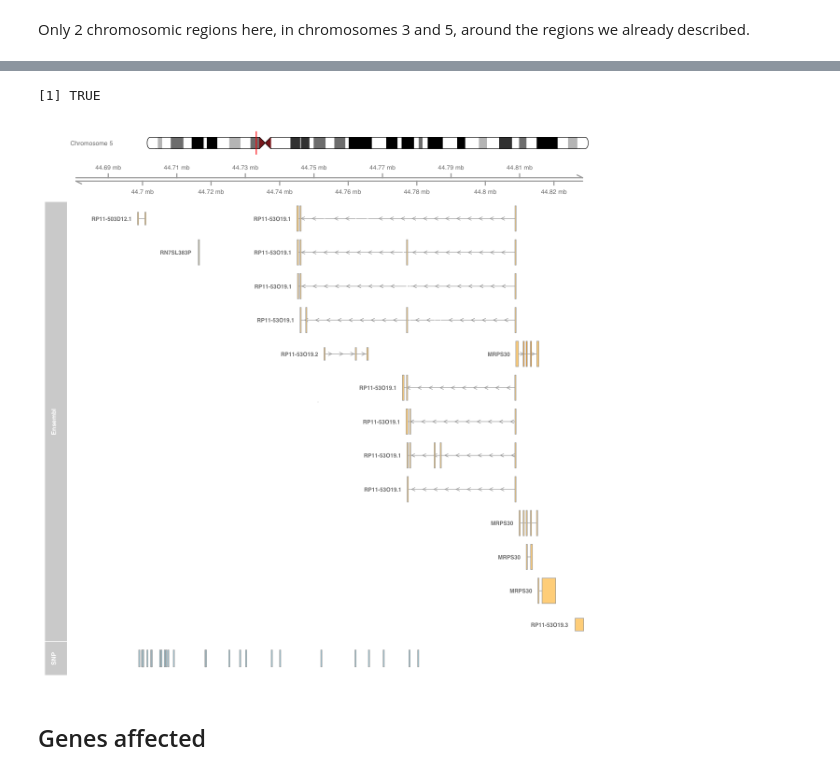
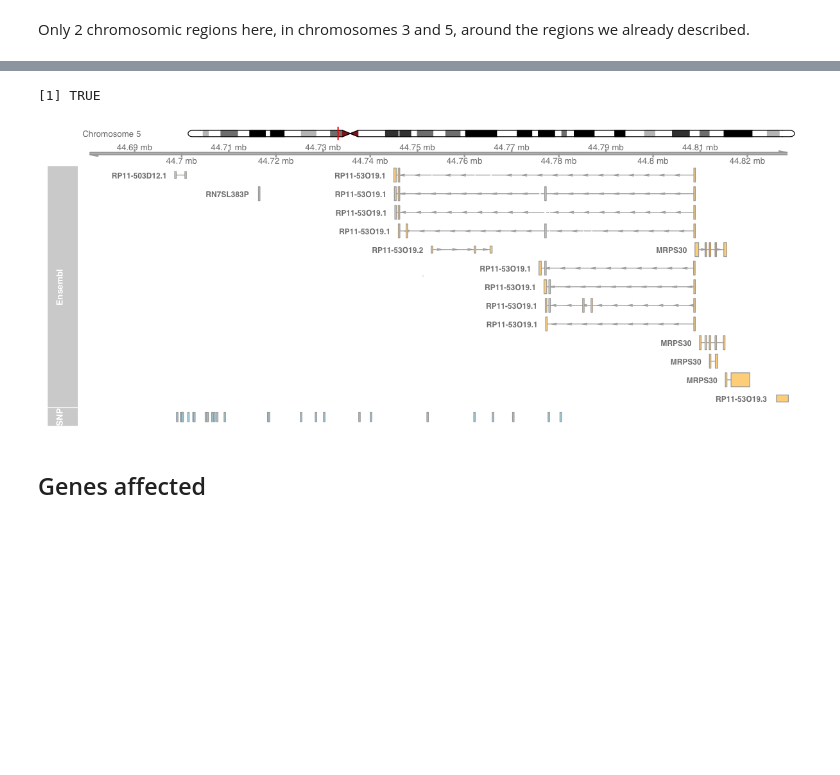
Before and after one commit to hclimente/genewa, a Jupyter notebook: results/evo/evo_analysis.ipynb, the cells around one changed output, grey strips where cells are left out. Saved outputs shown, nothing was run; the diff lists cells and outputs as text; code cells hidden in the pictures; blank space fills up the shorter version.

```diff
--- a/results/evo/evo_analysis.ipynb
+++ b/results/evo/evo_analysis.ipynb
@@ -209,8 +216,9 @@ plot_snp_cluster(gm, head(getSizes(gm), n = 20) %>% filter(chr == 3) %>% .$clust
 # %%
+options(repr.plot.width=10, repr.plot.height=4)
 plot_snp_cluster(gm, head(getSizes(gm), n = 20) %>% filter(chr == 5) %>% .$cluster)
 # %% [output]
 [1] TRUE
-[figure, old version]
+[figure, new version]
 # %% [markdown]
 ## Genes affected
 # %%
```
Also changed, not shown: parts of 16 cells of this notebook.
